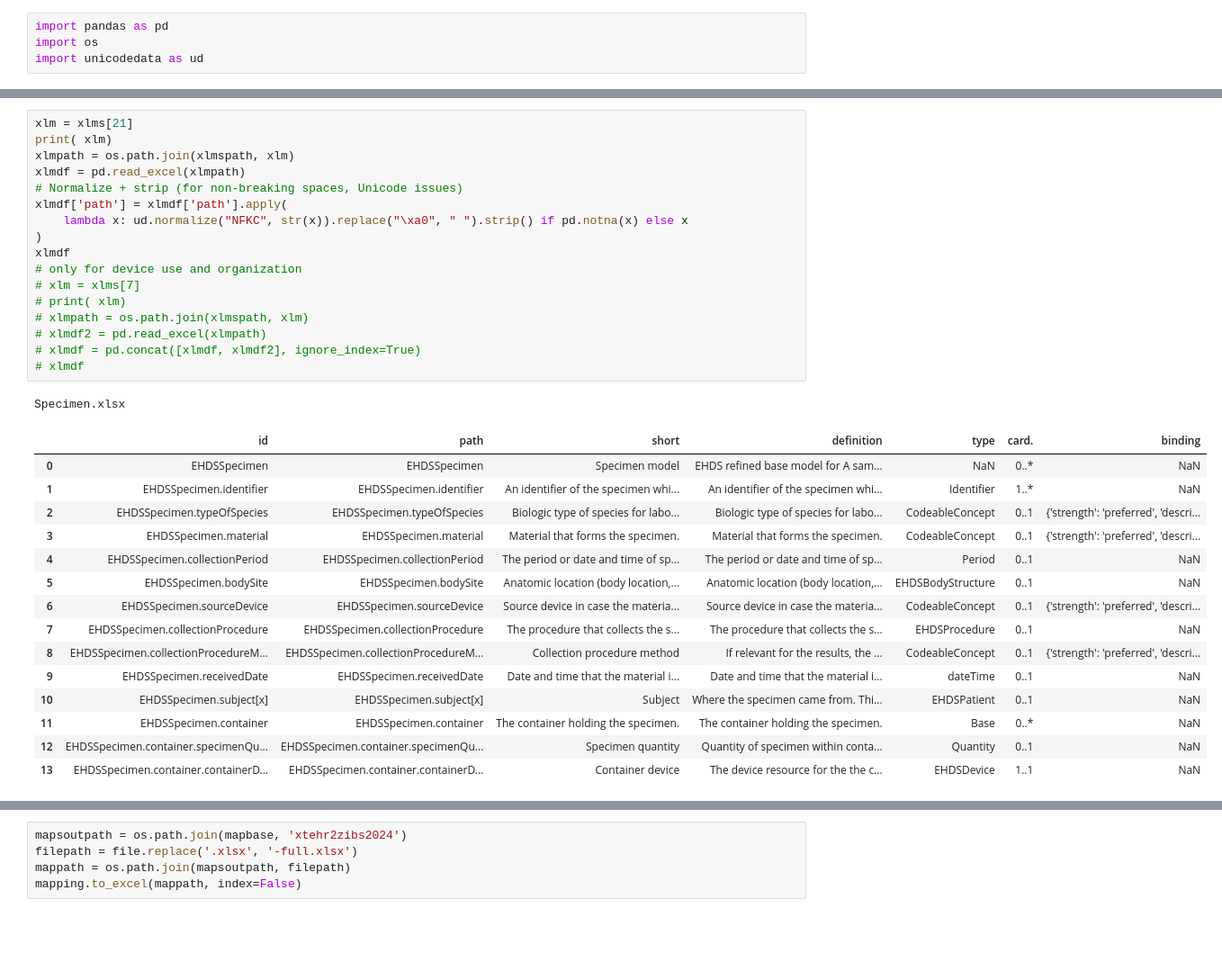
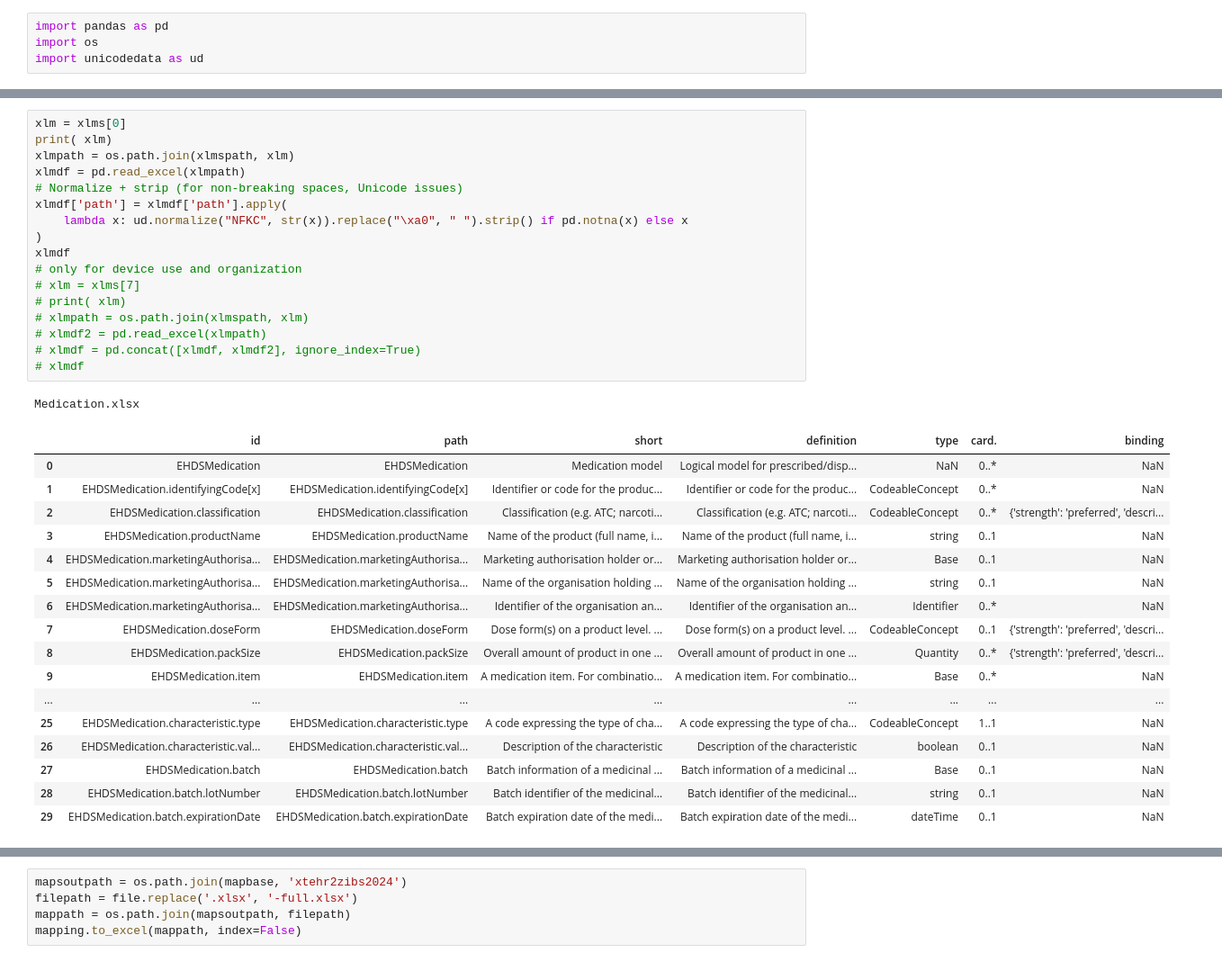
Before and after one commit to Nictiz/eu-nl-compared, a Jupyter notebook: mapping.ipynb, the cells around one changed output, grey strips where cells are left out. Shown at 90% size. Cells and saved outputs as stored; diff of their text form; blank space fills up the shorter version.

```diff
--- a/mapping.ipynb
+++ b/mapping.ipynb
@@ -89,37 +64,39 @@ xlms = os.listdir(xlmspath)
 # %%
-xlm = xlms[21]
+xlm = xlms[0]
 print( xlm)
 xlmpath = os.path.join(xlmspath, xlm)
 xlmdf = pd.read_excel(xlmpath)
 # Normalize + strip (for non-breaking spaces, Unicode issues)
 xlmdf['path'] = xlmdf['path'].apply(
     lambda x: ud.normalize("NFKC", str(x)).replace("\xa0", " ").strip() if pd.notna(x) else x
 )
 xlmdf
 # only for device use and organization
 # xlm = xlms[7]
 # print( xlm)
 # xlmpath = os.path.join(xlmspath, xlm)
 # xlmdf2 = pd.read_excel(xlmpath)
 # xlmdf = pd.concat([xlmdf, xlmdf2], ignore_index=True)
 # xlmdf
 # %% [output]
-Specimen.xlsx
+Medication.xlsx
 |  | id | path | short | definition | type | card. | binding |
-| 0 | EHDSSpecimen | EHDSSpecimen | Specimen model | EHDS refined base model for A sam... | NaN | 0..* | NaN |
-| 1 | EHDSSpecimen.identifier | EHDSSpecimen.identifier | An identifier of the specimen whi... | An identifier of the specimen whi... | Identifier | 1..* | NaN |
-| 2 | EHDSSpecimen.typeOfSpecies | EHDSSpecimen.typeOfSpecies | Biologic type of species for labo... | Biologic type of species for labo... | CodeableConcept | 0..1 | {'strength': 'preferred', 'descri... |
-| 3 | EHDSSpecimen.material | EHDSSpecimen.material | Material that forms the specimen. | Material that forms the specimen. | CodeableConcept | 0..1 | {'strength': 'preferred', 'descri... |
-| 4 | EHDSSpecimen.collectionPeriod | EHDSSpecimen.collectionPeriod | The period or date and time of sp... | The period or date and time of sp... | Period | 0..1 | NaN |
-| 5 | EHDSSpecimen.bodySite | EHDSSpecimen.bodySite | Anatomic location (body location,... | Anatomic location (body location,... | EHDSBodyStructure | 0..1 | NaN |
-| 6 | EHDSSpecimen.sourceDevice | EHDSSpecimen.sourceDevice | Source device in case the materia... | Source device in case the materia... | CodeableConcept | 0..1 | {'strength': 'preferred', 'descri... |
-| 7 | EHDSSpecimen.collectionProcedure | EHDSSpecimen.collectionProcedure | The procedure that collects the s... | The procedure that collects the s... | EHDSProcedure | 0..1 | NaN |
-| 8 | EHDSSpecimen.collectionProcedureM... | EHDSSpecimen.collectionProcedureM... | Collection procedure method | If relevant for the results, the ... | CodeableConcept | 0..1 | {'strength': 'preferred', 'descri... |
-| 9 | EHDSSpecimen.receivedDate | EHDSSpecimen.receivedDate | Date and time that the material i... | Date and time that the material i... | dateTime | 0..1 | NaN |
-| 10 | EHDSSpecimen.subject[x] | EHDSSpecimen.subject[x] | Subject | Where the specimen came from. Thi... | EHDSPatient | 0..1 | NaN |
-| 11 | EHDSSpecimen.container | EHDSSpecimen.container | The container holding the specimen. | The container holding the specimen. | Base | 0..* | NaN |
-| 12 | EHDSSpecimen.container.specimenQu... | EHDSSpecimen.container.specimenQu... | Specimen quantity | Quantity of specimen within conta... | Quantity | 0..1 | NaN |
-| 13 | EHDSSpecimen.container.containerD... | EHDSSpecimen.container.containerD... | Container device | The device resource for the the c... | EHDSDevice | 1..1 | NaN |
+| 0 | EHDSMedication | EHDSMedication | Medication model | Logical model for prescribed/disp... | NaN | 0..* | NaN |
+| 1 | EHDSMedication.identifyingCode[x] | EHDSMedication.identifyingCode[x] | Identifier or code for the produc... | Identifier or code for the produc... | CodeableConcept | 0..* | NaN |
+| 2 | EHDSMedication.classification | EHDSMedication.classification | Classification (e.g. ATC; narcoti... | Classification (e.g. ATC; narcoti... | CodeableConcept | 0..* | {'strength': 'preferred', 'descri... |
+| 3 | EHDSMedication.productName | EHDSMedication.productName | Name of the product (full name, i... | Name of the product (full name, i... | string | 0..1 | NaN |
+| 4 | EHDSMedication.marketingAuthorisa... | EHDSMedication.marketingAuthorisa... | Marketing authorisation holder or... | Marketing authorisation holder or... | Base | 0..1 | NaN |
+| 5 | EHDSMedication.marketingAuthorisa... | EHDSMedication.marketingAuthorisa... | Name of the organisation holding ... | Name of the organisation holding ... | string | 0..1 | NaN |
+| 6 | EHDSMedication.marketingAuthorisa... | EHDSMedication.marketingAuthorisa... | Identifier of the organisation an... | Identifier of the organisation an... | Identifier | 0..* | NaN |
+| 7 | EHDSMedication.doseForm | EHDSMedication.doseForm | Dose form(s) on a product level. ... | Dose form(s) on a product level. ... | CodeableConcept | 0..1 | {'strength': 'preferred', 'descri... |
+| 8 | EHDSMedication.packSize | EHDSMedication.packSize | Overall amount of product in one ... | Overall amount of product in one ... | Quantity | 0..* | {'strength': 'preferred', 'descri... |
+| 9 | EHDSMedication.item | EHDSMedication.item | A medication item. For combinatio... | A medication item. For combinatio... | Base | 0..* | NaN |
+| ... | ... | ... | ... | ... | ... | ... | ... |
+| 25 | EHDSMedication.characteristic.type | EHDSMedication.characteristic.type | A code expressing the type of cha... | A code expressing the type of cha... | CodeableConcept | 1..1 | NaN |
+| 26 | EHDSMedication.characteristic.val... | EHDSMedication.characteristic.val... | Description of the characteristic | Description of the characteristic | boolean | 0..1 | NaN |
+| 27 | EHDSMedication.batch | EHDSMedication.batch | Batch information of a medicinal ... | Batch information of a medicinal ... | Base | 0..1 | NaN |
+| 28 | EHDSMedication.batch.lotNumber | EHDSMedication.batch.lotNumber | Batch identifier of the medicinal... | Batch identifier of the medicinal... | string | 0..1 | NaN |
+| 29 | EHDSMedication.batch.expirationDate | EHDSMedication.batch.expirationDate | Batch expiration date of the medi... | Batch expiration date of the medi... | dateTime | 0..1 | NaN |
 # %%
 mapbase = 'maps'
 maps = os.listdir(mapbase)
```
Also changed, not shown: parts of 8 cells of this notebook, 2 other files.
